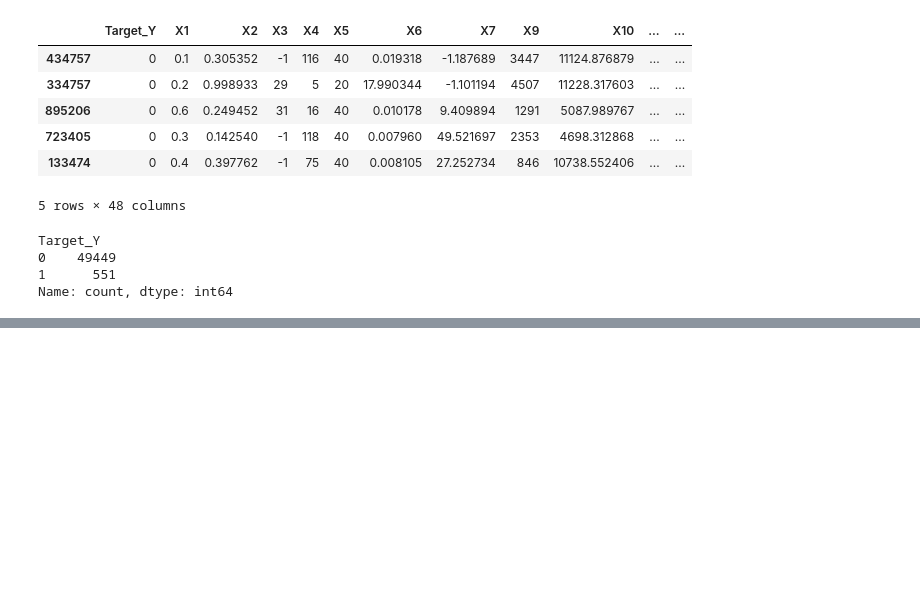
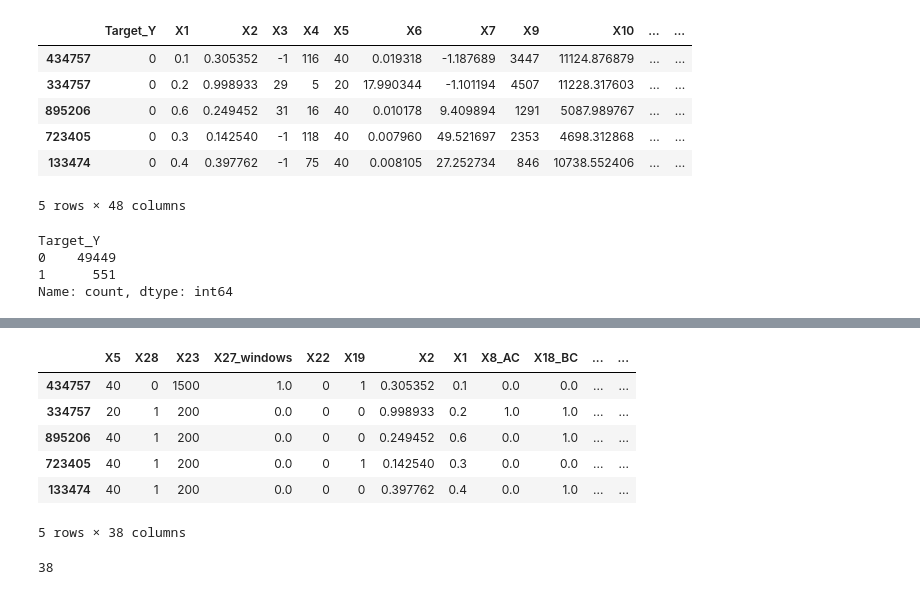
Before and after one commit to TomRush20/BAN-6025-Machine-Learning, a Jupyter notebook: Sky's the Limit/William Smith and Tom Rush Checkpoint 2.ipynb, the cells around one changed output, grey strips where cells are left out. Drawn from its saved outputs; the diff is of its cells as text; code cells hidden in the pictures; blank space fills up the shorter version.

```diff
--- a/Sky's the Limit/William Smith and Tom Rush Checkpoint 2.ipynb
+++ b/Sky's the Limit/William Smith and Tom Rush Checkpoint 2.ipynb
@@ -77,0 +395,14 @@ Name: count, dtype: int64
+# %%
+X_selected.head()
+# %% [output]
+|  | X5 | X28 | X23 | X27_windows | X22 | X19 | X2 | X1 | X8_AC | X18_BC | ... | ... |
+| 434757 | 40 | 0 | 1500 | 1.0 | 0 | 1 | 0.305352 | 0.1 | 0.0 | 0.0 | ... | ... |
+| 334757 | 20 | 1 | 200 | 0.0 | 0 | 0 | 0.998933 | 0.2 | 1.0 | 1.0 | ... | ... |
+| 895206 | 40 | 1 | 200 | 0.0 | 0 | 0 | 0.249452 | 0.6 | 0.0 | 1.0 | ... | ... |
+| 723405 | 40 | 1 | 200 | 0.0 | 0 | 1 | 0.142540 | 0.3 | 0.0 | 0.0 | ... | ... |
+| 133474 | 40 | 1 | 200 | 0.0 | 0 | 0 | 0.397762 | 0.4 | 0.0 | 1.0 | ... | ... |
+5 rows × 38 columns
+# %%
+len(X_selected.columns)
+# %% [output]
+38
```
Also changed, not shown: parts of 27 cells of this notebook, 4 other files.
